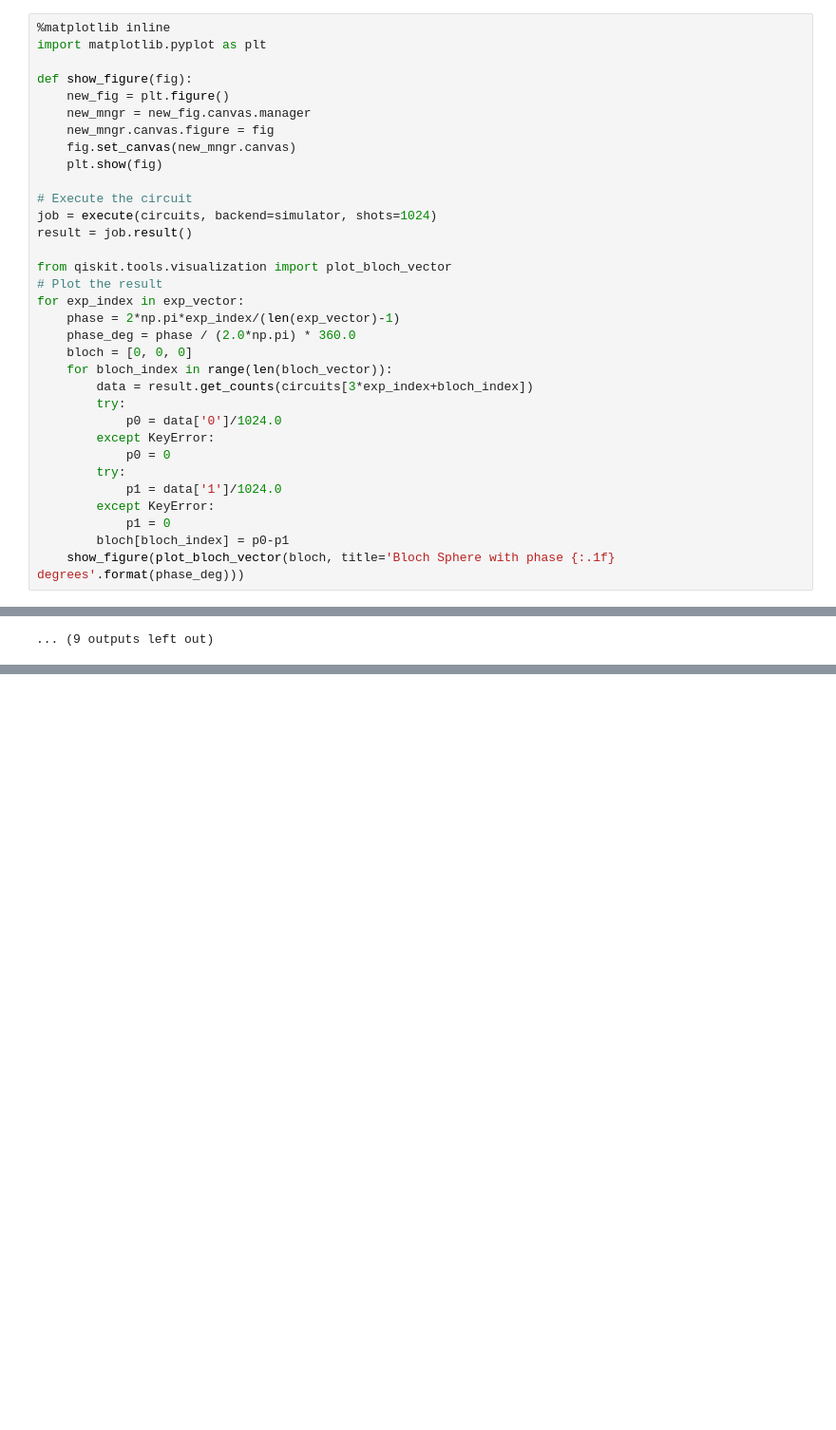
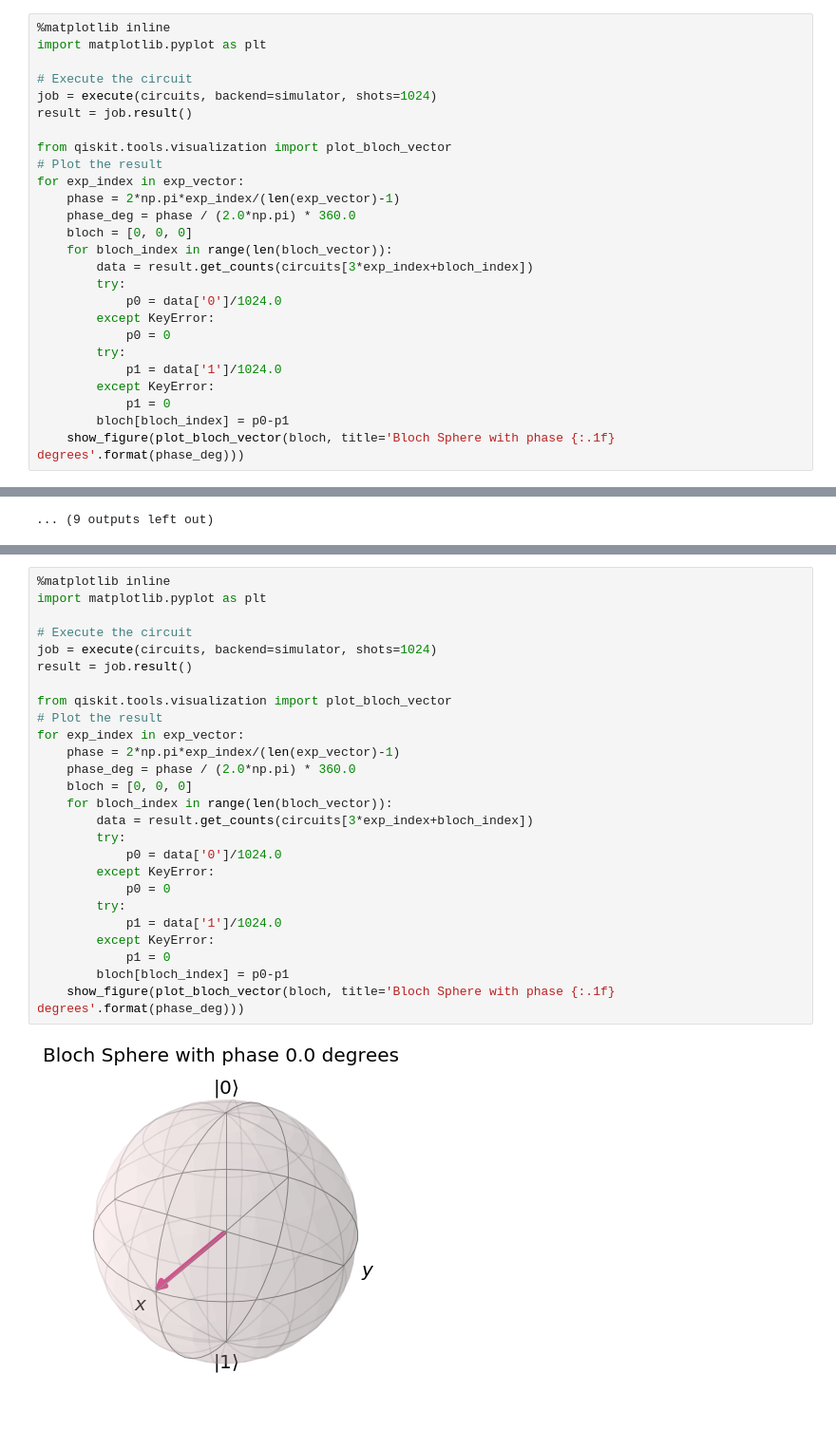
Before and after one commit to Steve-JJ/QuantumComputing, a Jupyter notebook: Notebooks/state_tomography.ipynb, the cells around one changed output, grey strips where cells are left out. Shown at 95% size. Drawn from its saved outputs; the diff is of its cells as text; blank space fills up the shorter version.

```diff
--- a/Notebooks/state_tomography.ipynb
+++ b/Notebooks/state_tomography.ipynb
@@ -135,13 +153,6 @@ style = {'backgroundcolor': 'lightgreen'}
 # %%
 %matplotlib inline
 import matplotlib.pyplot as plt
-
-def show_figure(fig):
-    new_fig = plt.figure()
-    new_mngr = new_fig.canvas.manager
-    new_mngr.canvas.figure = fig
-    fig.set_canvas(new_mngr.canvas)
-    plt.show(fig)
 
 # Execute the circuit
 job = execute(circuits, backend=simulator, shots=1024)
@@ -181,0 +245,28 @@ for exp_index in exp_vector:
+# %%
+%matplotlib inline
+import matplotlib.pyplot as plt
+
+# Execute the circuit
+job = execute(circuits, backend=simulator, shots=1024)
+result = job.result()
+
+from qiskit.tools.visualization import plot_bloch_vector
+# Plot the result
+for exp_index in exp_vector:
+    phase = 2*np.pi*exp_index/(len(exp_vector)-1)
+    phase_deg = phase / (2.0*np.pi) * 360.0
+    bloch = [0, 0, 0]
+    for bloch_index in range(len(bloch_vector)):
+        data = result.get_counts(circuits[3*exp_index+bloch_index])
+        try:
+            p0 = data['0']/1024.0
+        except KeyError:
+            p0 = 0
+        try:
+            p1 = data['1']/1024.0
+        except KeyError:
+            p1 = 0
+        bloch[bloch_index] = p0-p1
+    show_figure(plot_bloch_vector(bloch, title='Bloch Sphere with phase {:.1f} degrees'.format(phase_deg)))
+# %% [output]
+[figure, added]
```
Also changed, not shown: parts of 9 cells of this notebook.
